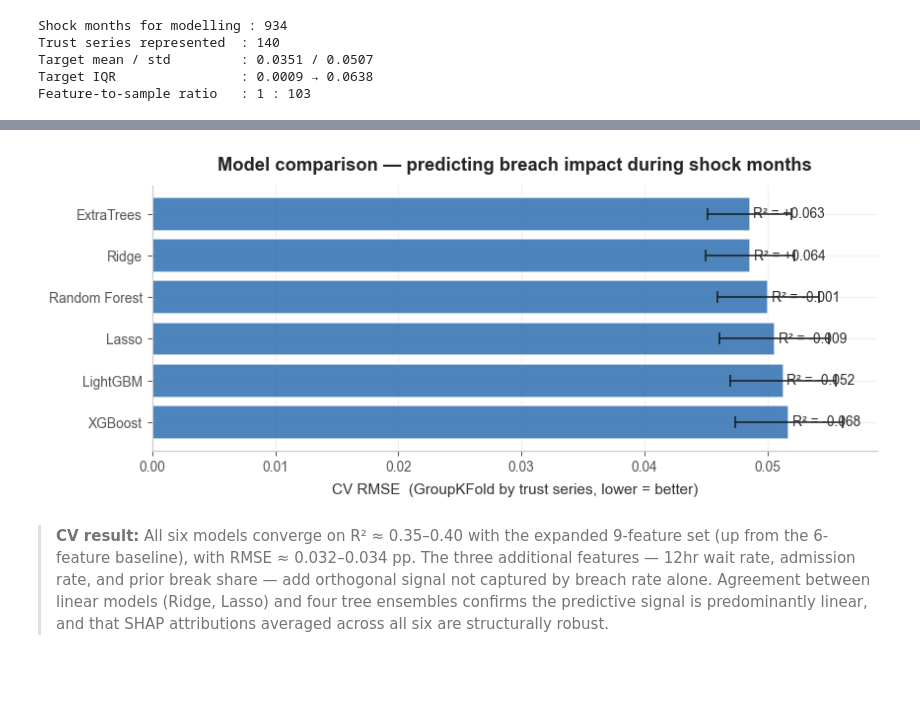
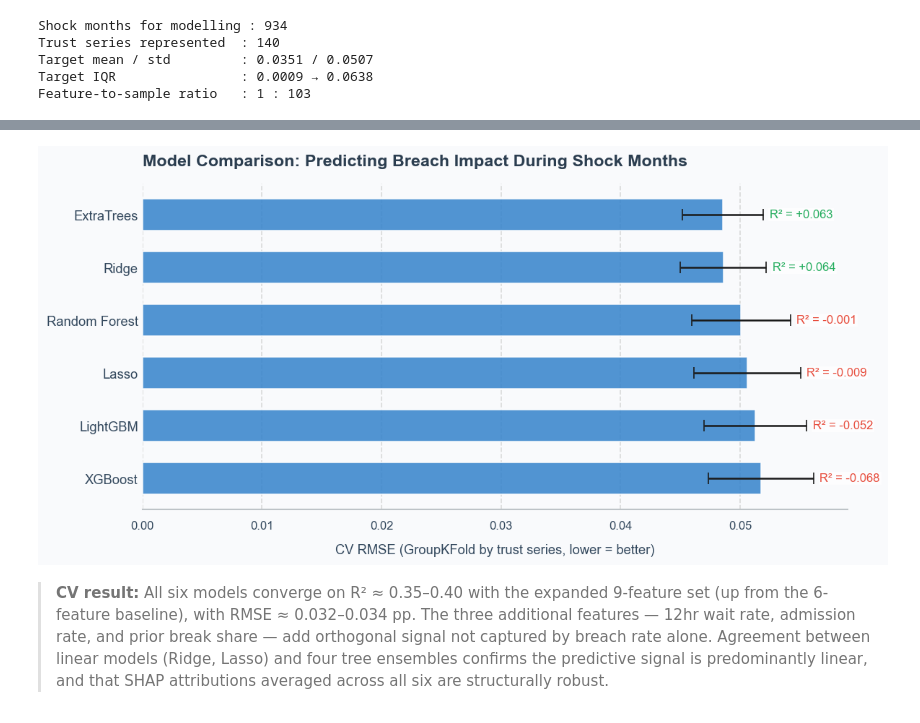
Before and after one commit to Maglehoj/42578-Project, a Jupyter notebook: Gustav-main-book-v3.ipynb, the cells around one changed output, grey strips where cells are left out. Drawn from its saved outputs; the diff is of its cells as text; code cells hidden in the pictures; blank space fills up the shorter version.

```diff
--- a/Gustav-main-book-v3.ipynb
+++ b/Gustav-main-book-v3.ipynb
@@ -1690,6 +1691,26 @@ Target mean / std         : 0.0351 / 0.0507
 Target IQR                : 0.0009 → 0.0638
 Feature-to-sample ratio   : 1 : 103
 # %%
+import matplotlib.pyplot as plt
+import seaborn as sns
+import pandas as pd
+import numpy as np
+from sklearn.model_selection import GroupKFold
+from sklearn.metrics import mean_squared_error, r2_score
+from sklearn.preprocessing import StandardScaler
+from sklearn.pipeline import Pipeline
+from sklearn.linear_model import Ridge, Lasso
+from sklearn.ensemble import ExtraTreesRegressor, RandomForestRegressor
+import xgboost as xgb
+import lightgbm as lgb
+
+sns.set_theme(style="whitegrid", rc={"axes.facecolor": "#F9FAFC", "figure.facecolor": "#F9FAFC"})
+plt.rcParams['font.family'] = 'sans-serif'
+
+C_BLUE = "#3482CB"
+C_ERROR = "#2C3E50"
+C_TEXT = "#34495E"
+
 cv = GroupKFold(n_splits=5)
 
 def cv_eval(make_fn, name):
@@ -1703,35 +1724,70 @@ def cv_eval(make_fn, name):
     return {"model": name, "rmse": np.mean(rmses), "rmse_std": np.std(rmses), "r2": np.mean(r2s)}
 
 results = [
-    cv_eval(lambda: Pipeline([("sc", StandardScaler()), ("r", Ridge(alpha=1.0))]),       "Ridge"),
+    cv_eval(lambda: Pipeline([("sc", StandardScaler()), ("r", Ridge(alpha=1.0))]), "Ridge"),
     cv_eval(lambda: Pipeline([("sc", StandardScaler()), ("r", Lasso(alpha=0.01, max_iter=5000))]), "Lasso"),
     cv_eval(lambda: ExtraTreesRegressor(
         n_estimators=400, max_depth=10, min_samples_leaf=3,
-        random_state=RANDOM_STATE, n_jobs=-1),                                            "ExtraTrees"),
+        random_state=RANDOM_STATE, n_jobs=-1), "ExtraTrees"),
     cv_eval(lambda: RandomForestRegressor(
         n_estimators=400, max_depth=10, min_samples_leaf=3,
-        random_state=RANDOM_STATE, n_jobs=-1),                                            "Random Forest"),
+        random_state=RANDOM_STATE, n_jobs=-1), "Random Forest"),
     cv_eval(lambda: xgb.XGBRegressor(
         n_estimators=400, max_depth=4, learning_rate=0.05,
         subsample=0.8, colsample_bytree=0.8,
-        random_state=RANDOM_STATE, n_jobs=-1, verbosity=0),                               "XGBoost"),
+        random_state=RANDOM_STATE, n_jobs=-1, verbosity=0), "XGBoost"),
     cv_eval(lambda: lgb.LGBMRegressor(
         n_estimators=400, max_depth=4, learning_rate=0.05,
         subsample=0.8, colsample_bytree=0.8,
-        random_state=RANDOM_STATE, n_jobs=-1, verbose=-1),                                "LightGBM"),
+        random_state=RANDOM_STATE, n_jobs=-1, verbose=-1), "LightGBM"),
 ]
+
 res_df = pd.DataFrame(results).sort_values("rmse")
-print(res_df.round(4).to_string(index=False))
 
-fig, ax = plt.subplots(figsize=(8, 3.5))
-ax.barh(res_df["model"], res_df["rmse"],
-        xerr=res_df["rmse_std"], color=C_BLUE, alpha=0.80,
-        capsize=4, error_kw={"linewidth": 1.0})
+fig, ax = plt.subplots(figsize=(10, 5), dpi=120)
+
+bars = ax.barh(
+    res_df["model"],
+    res_df["rmse"],
+    xerr=res_df["rmse_std"],
+    color=C_BLUE,
+    alpha=0.85,
+    capsize=5,
+    height=0.6,
+    error_kw={"linewidth": 1.5, "color": C_ERROR}
+)
+
 ax.invert_yaxis()
-ax.set_xlabel("CV RMSE  (GroupKFold by trust series, lower = better)")
-ax.set_title("Model comparison — predicting breach impact during shock months")
-for i, (rmse, r2) in enumerate(zip(res_df["rmse"], res_df["r2"])):
-    ax.text(rmse + 0.0003, i, f"R² = {r2:+.3f}", va="center", fontsize=9, color=C_DARK)
+
+ax.set_xlabel("CV RMSE (GroupKFold by trust series, lower = better)", fontsize=11, fontweight='medium', color=C_TEXT, labelpad=10)
+ax.set_ylabel("")
+ax.set_title("Model Comparison: Predicting Breach Impact During Shock Months",
+             fontsize=14, fontweight='bold', color='#2C3E50', pad=15, loc='left')
+
+ax.tick_params(axis='y', labelsize=11, labelcolor=C_TEXT, length=0)
+ax.tick_params(axis='x', labelsize=10, labelcolor=C_TEXT)
+ax.xaxis.grid(True, linestyle='--', alpha=0.7)
+ax.yaxis.grid(False)
+
+for spine in ['top', 'right', 'left']:
+    ax.spines[spine].set_visible(False)
+ax.spines['bottom'].set_color('#BDC3C7')
+
+for i, (rmse, rmse_std, r2) in enumerate(zip(res_df["rmse"], res_df["rmse_std"], res_df["r2"])):
+    text_x = rmse + rmse_std + 0.0005
+    r2_color = "#27AE60" if r2 > 0 else "#E74C3C"
+
+    ax.text(
+        text_x,
+        i,
+        f"R² = {r2:+.3f}",
+        va="center",
+        fontsize=10,
+        fontweight='medium',
+        color=r2_color,
+        bbox=dict(facecolor='white', edgecolor='none', alpha=0.7, pad=1)
+    )
+
 fig.tight_layout()
 plt.show()
 # %% [output]
@@ -1745,4 +1794,4 @@ Random Forest 0.0501    0.0041 -0.0014
-[figure, old version]
+[figure, new version]
 # %% [markdown]
 > **CV result:** All six models converge on R² ≈ 0.35–0.40 with the expanded 9-feature set (up from the 6-feature baseline), with RMSE ≈ 0.032–0.034 pp. The three additional features — 12hr wait rate, admission rate, and prior break share — add orthogonal signal not captured by breach rate alone. Agreement between linear models (Ridge, Lasso) and four tree ensembles confirms the predictive signal is predominantly linear, and that SHAP attributions averaged across all six are structurally robust.
 # %%
```
Also changed, not shown: parts of 4 cells of this notebook, 6 other files.
